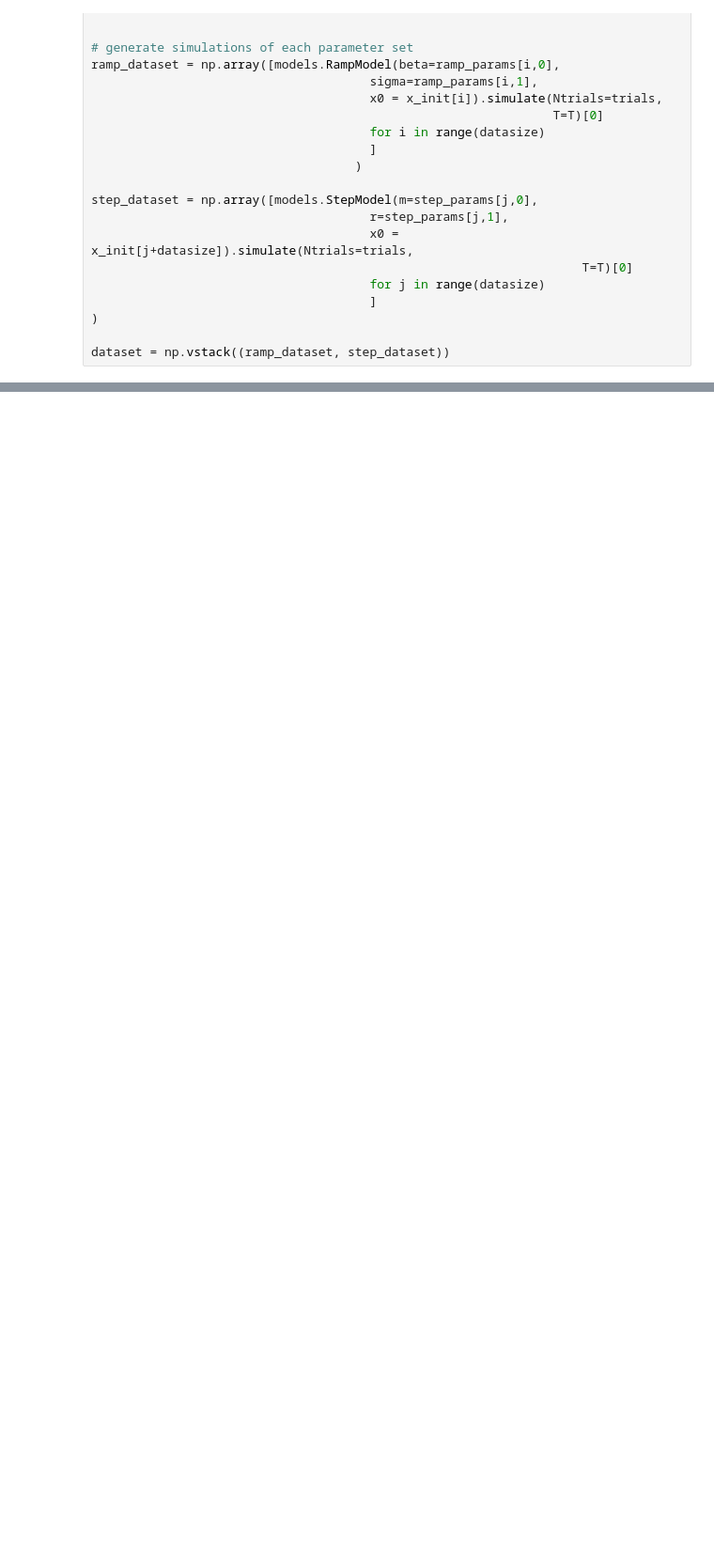
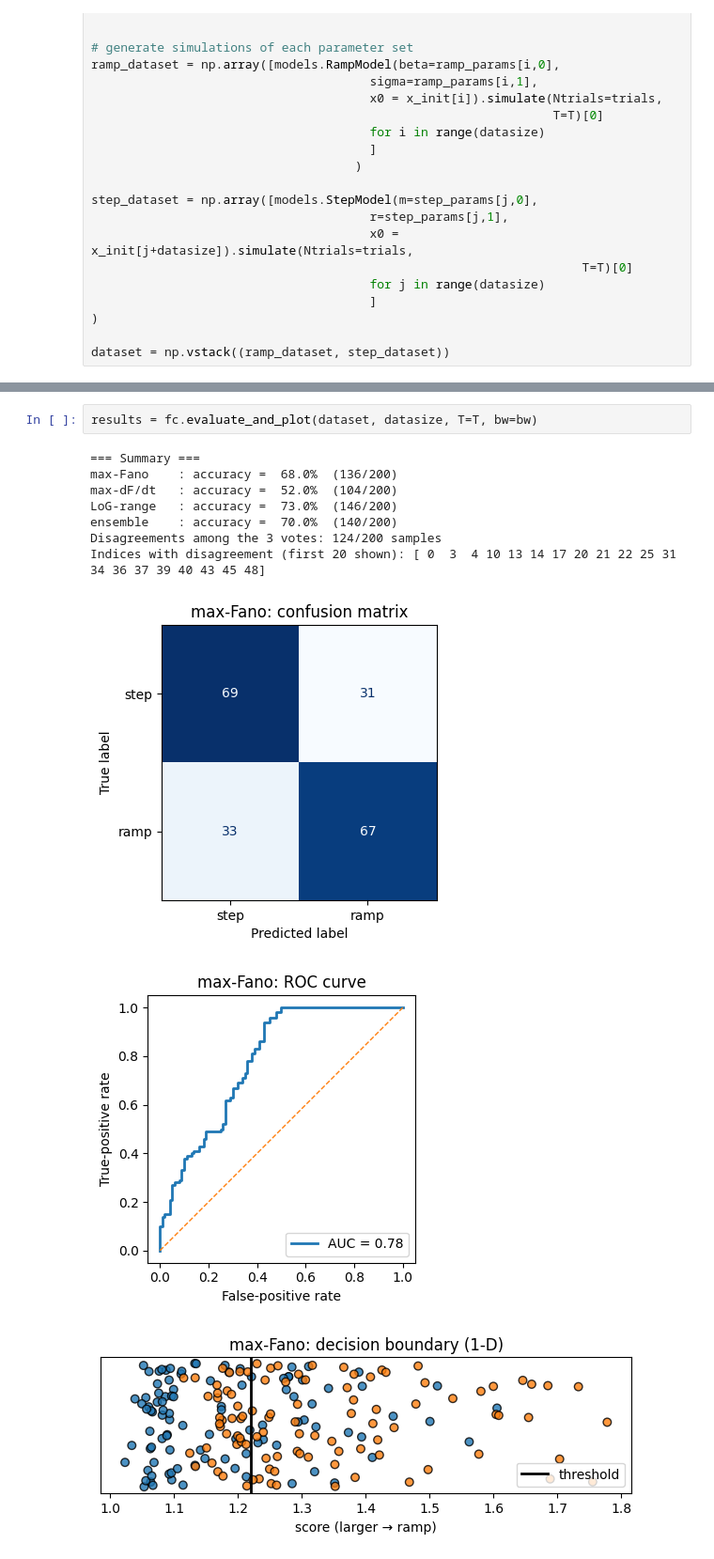
Before and after one commit to oparker7/gg3, a Jupyter notebook: firstclassifiertest.ipynb, the cells around one changed output, grey strips where cells are left out. Shown at 94% size. Saved outputs shown, nothing was run; the diff lists cells and outputs as text; blank space fills up the shorter version.

```diff
--- a/firstclassifiertest.ipynb
+++ b/firstclassifiertest.ipynb
@@ -69,0 +70,13 @@ print(fc.accuracy(lgc, datasize)[0])
+# %%
+results = fc.evaluate_and_plot(dataset, datasize, T=T, bw=bw)
+# %% [output]
+=== Summary ===
+max‑Fano    : accuracy =  68.0%  (136/200)
+max‑dF/dt   : accuracy =  52.0%  (104/200)
+LoG‑range   : accuracy =  73.0%  (146/200)
+ensemble    : accuracy =  70.0%  (140/200)
+Disagreements among the 3 votes: 124/200 samples
+Indices with disagreement (first 20 shown): [ 0  3  4 10 13 14 17 20 21 22 25 31 34 36 37 39 40 43 45 48]
+[figure, added]
+[figure, added]
+[figure, added]
```
Also changed, not shown: parts of 7 cells of this notebook.
